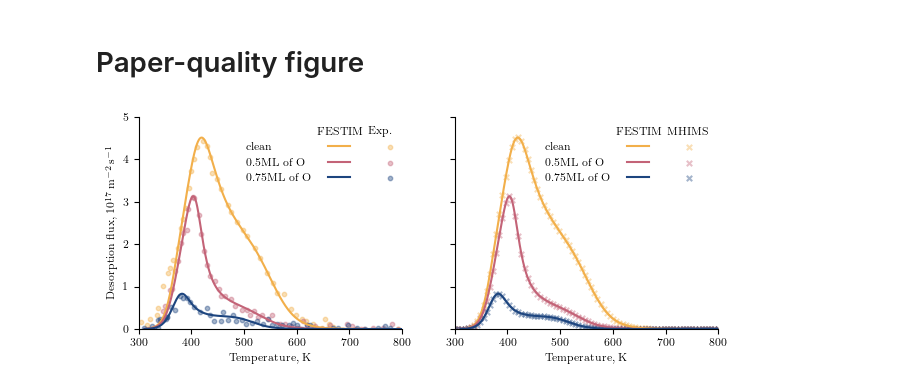
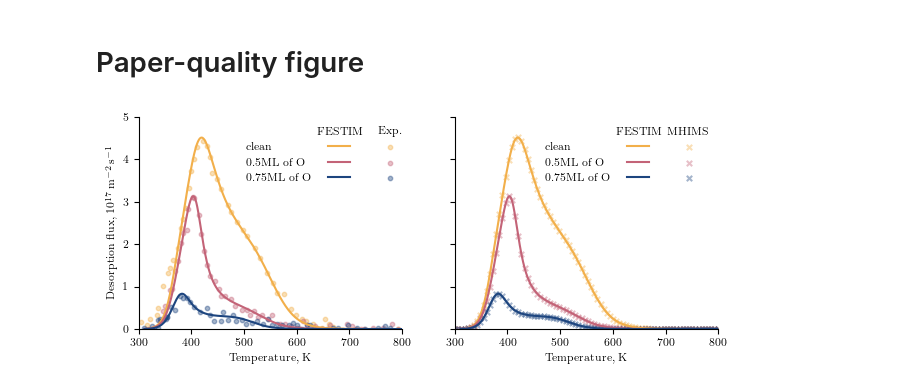
Before and after one commit to KulaginVladimir/FESTIM-SurfaceKinetics-Validation, a Jupyter notebook: D_WO/D_WO.ipynb, the cells around one changed output. Saved outputs shown, nothing was run; the diff lists cells and outputs as text; code cells hidden in the pictures.

Commit message:
shifted the row name in legend

```diff
--- a/D_WO/D_WO.ipynb
+++ b/D_WO/D_WO.ipynb
@@ -381,32 +381,37 @@ extra = Rectangle((0, 0), 1, 1, fc="w", fill=False, edgecolor="none", linewidth=
 empty_label = [""]
 label_col1 = ["", "clean", "0.5ML of O", "0.75ML of O"]
 label_col2 = ["FESTIM"]
 label_col3 = ["Exp.", "MHIMS"]
 names = ["experiment", "MHIMS"]
 
 for i, axis in enumerate(axs):
     h, l = axis.get_legend_handles_labels()
     handles = [extra] * 5 + h[0::2] + [extra] + h[1::2] + [extra]
     labels = np.concatenate(
         [label_col1, label_col2, empty_label * 3, [label_col3[i]], empty_label * 3]
     )
     axis.set_xlabel("Temperature, K")
     axis.set_xlim(300, 800)
-    axis.legend(
+    leg = axis.legend(
         handles,
         labels,
         fancybox=False,
         ncols=3,
         handletextpad=-3,
         frameon=False,
         columnspacing=1.5,
     )
     axis.spines[["right", "top"]].set_visible(False)
     axis.set_ylim(0, 5)
 
+    # see
+    if i == 0:
+        leg.get_texts()[-4].set_ha("right")  # ha is alias for horizontalalignment
+        leg.get_texts()[-4].set_position((9.5, 0))
+
 axs[0].set_ylabel(r"Desorption flux, $10^{17}\,\si{m^{-2}.s{^{-1}}}$")
 
 # plt.savefig("./D_WO.pdf", dpi=1000, bbox_inches="tight", pad_inches=0.01)
 plt.show()
 # %% [output]
-[figure, old version]
+[figure, new version]
```
Also changed, not shown: parts of 1 cell of this notebook.
